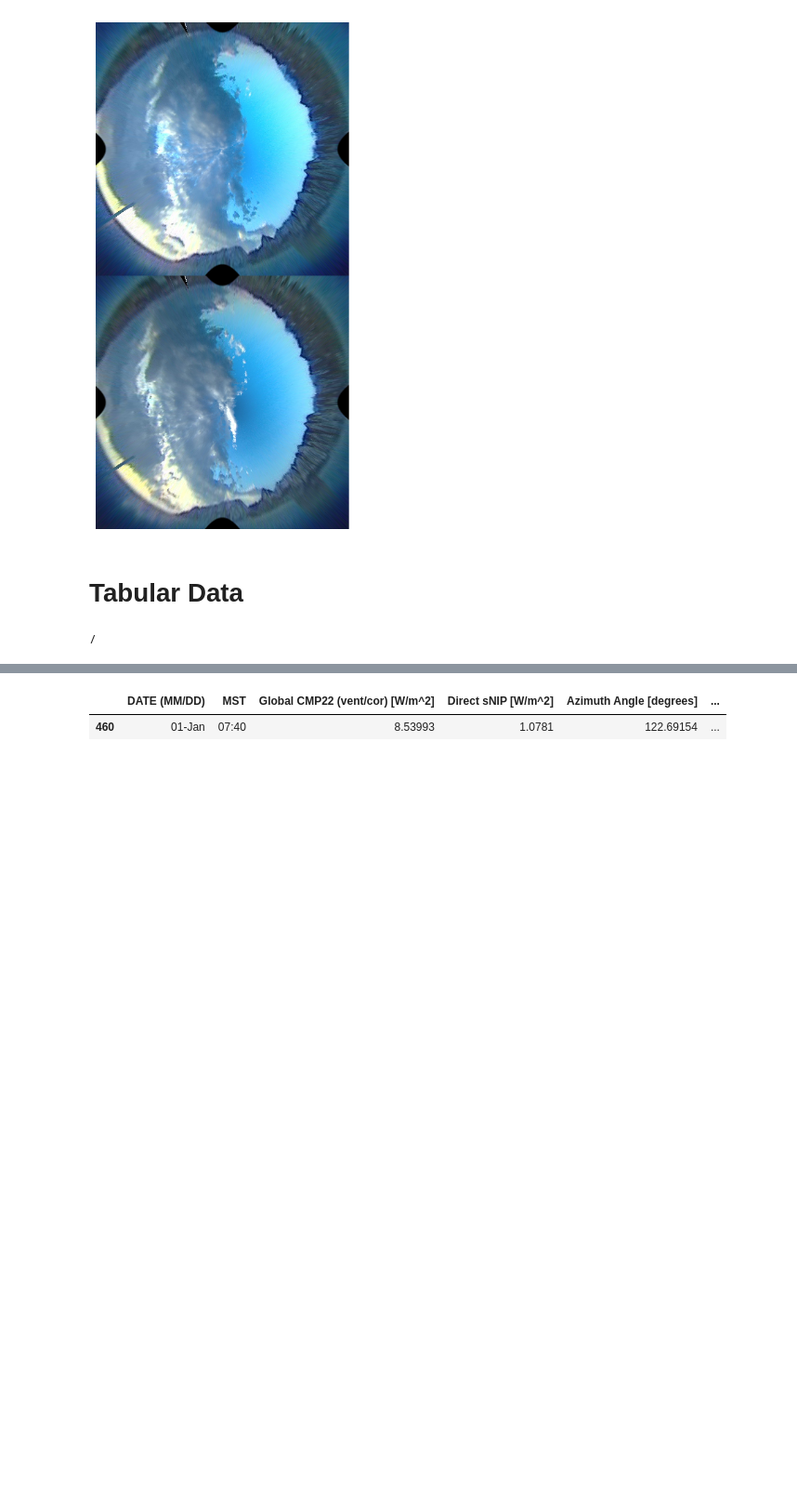
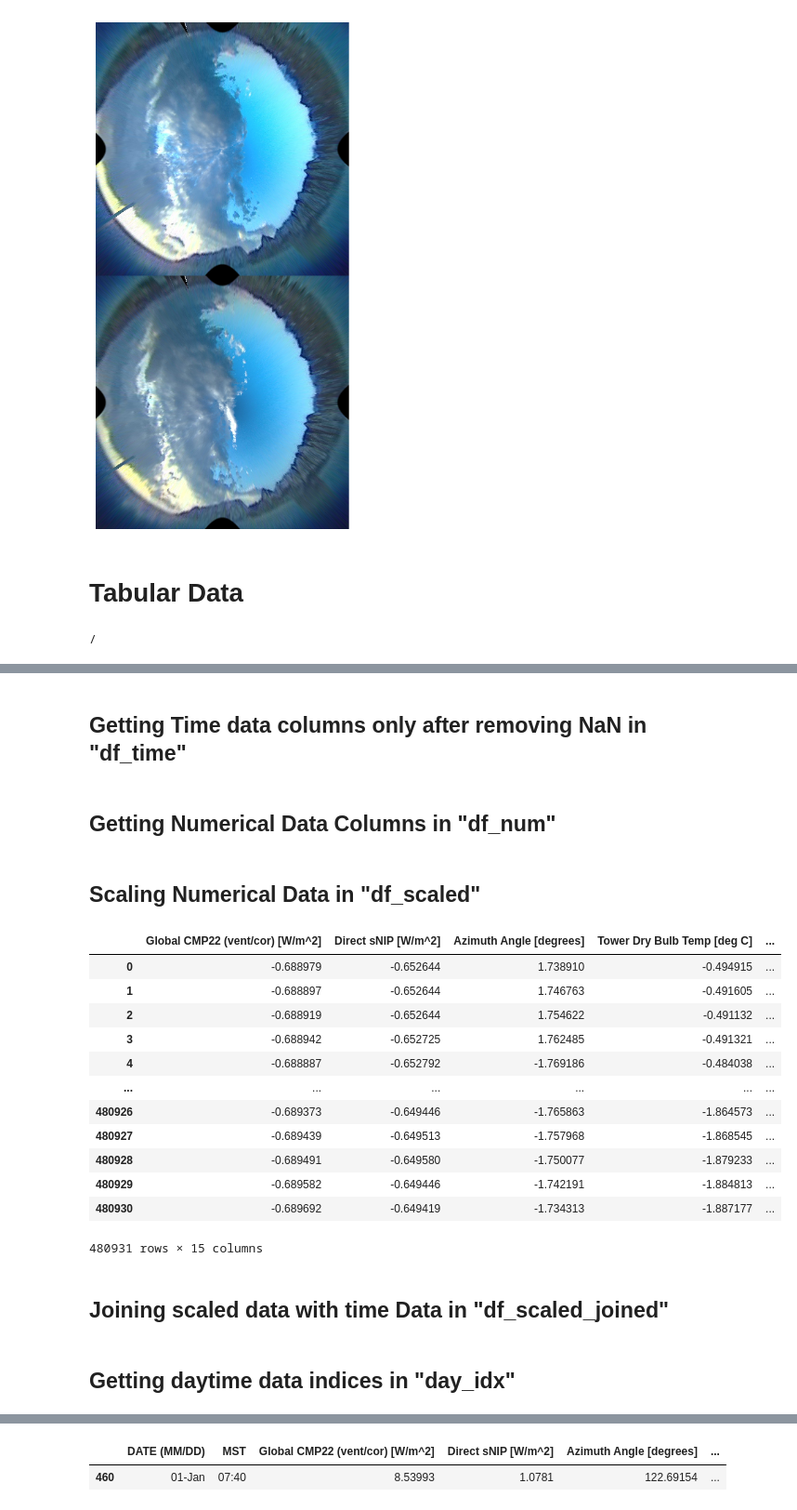
Before and after one commit to lordaarush/Cloud-Cover-Detection, a Jupyter notebook: clouds-movement-prediction.ipynb, the cells around one changed output, grey strips where cells are left out. Shown at 93% size. Drawn from its saved outputs; the diff is of its cells as text; code cells hidden in the pictures; blank space fills up the shorter version.

```diff
--- a/clouds-movement-prediction.ipynb
+++ b/clouds-movement-prediction.ipynb
@@ -382,0 +368,2 @@ Index(['DATE (MM/DD)', 'MST', 'Global CMP22 (vent/cor) [W/m^2]',
+# %% [markdown]
+## Getting Time data columns only after removing NaN in "df_time"
@@ -382,0 +372,2 @@ Index(['DATE (MM/DD)', 'MST', 'Global CMP22 (vent/cor) [W/m^2]',
+# %% [markdown]
+## Getting Numerical Data Columns in "df_num"
@@ -382,0 +382,25 @@ Index(['DATE (MM/DD)', 'MST', 'Global CMP22 (vent/cor) [W/m^2]',
+# %% [markdown]
+## Scaling Numerical Data in "df_scaled"
+# %%
+from sklearn.preprocessing import StandardScaler
+
+# Initialize StandardScaler
+scaler = StandardScaler()
+df_scaled = pd.DataFrame(scaler.fit_transform(df_x), columns=df_x.columns)
+df_scaled
+# %% [output]
+|  | Global CMP22 (vent/cor) [W/m^2] | Direct sNIP [W/m^2] | Azimuth Angle [degrees] | Tower Dry Bulb Temp [deg C] | ... |
+| 0 | -0.688979 | -0.652644 | 1.738910 | -0.494915 | ... |
+| 1 | -0.688897 | -0.652644 | 1.746763 | -0.491605 | ... |
+| 2 | -0.688919 | -0.652644 | 1.754622 | -0.491132 | ... |
+| 3 | -0.688942 | -0.652725 | 1.762485 | -0.491321 | ... |
+| 4 | -0.688887 | -0.652792 | -1.769186 | -0.484038 | ... |
+| ... | ... | ... | ... | ... | ... |
+| 480926 | -0.689373 | -0.649446 | -1.765863 | -1.864573 | ... |
+| 480927 | -0.689439 | -0.649513 | -1.757968 | -1.868545 | ... |
+| 480928 | -0.689491 | -0.649580 | -1.750077 | -1.879233 | ... |
+| 480929 | -0.689582 | -0.649446 | -1.742191 | -1.884813 | ... |
+| 480930 | -0.689692 | -0.649419 | -1.734313 | -1.887177 | ... |
+480931 rows × 15 columns
+# %% [markdown]
+## Joining scaled data with time Data in "df_scaled_joined"
@@ -382,0 +409,2 @@ Index(['DATE (MM/DD)', 'MST', 'Global CMP22 (vent/cor) [W/m^2]',
+# %% [markdown]
+## Getting daytime data indices in "day_idx"
```
Also changed, not shown: parts of 17 cells of this notebook.
